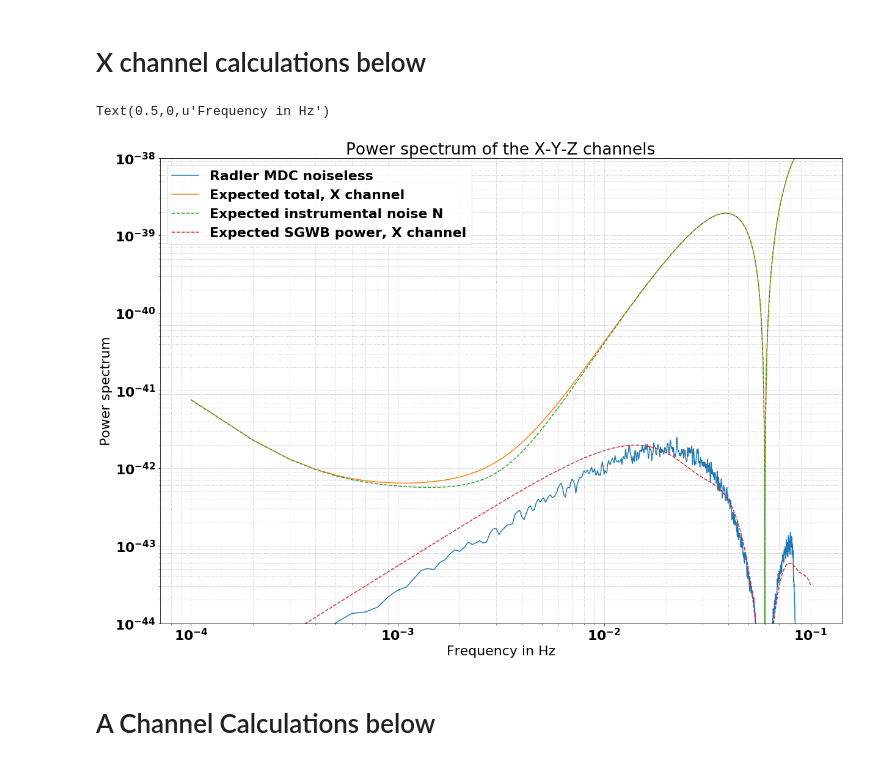
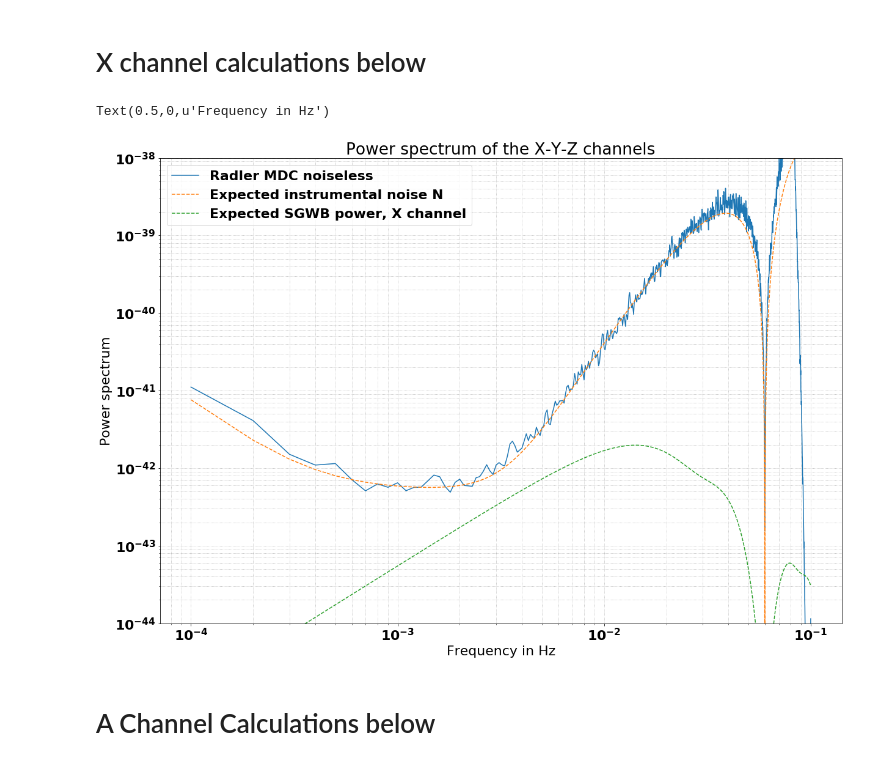
Before and after one commit to sharanbngr/blip, a Jupyter notebook: Notebooks/mldc_spectra.ipynb, the cells around one changed output. Drawn from its saved outputs; the diff is of its cells as text; code cells hidden in the pictures.

```diff
--- a/Notebooks/mldc_spectra.ipynb
+++ b/Notebooks/mldc_spectra.ipynb
@@ -20,9 +20,9 @@ sys.path.append('../')
 The autoreload extension is already loaded. To reload it, use:
   %reload_ext autoreload
 # %%
-end_idx=int(66800)
-#hoft = np.loadtxt('../SGWB_withnoise_full.txt')
-hoft = np.loadtxt('../noisless_mldc.txt')
+end_idx=int(36800)
+hoft = np.loadtxt('../SGWB_withnoise_full.txt')
+#hoft = np.loadtxt('../noisless_mldc.txt')
 times, hX, hY, hZ = hoft[0:end_idx, 0], hoft[0:end_idx, 1], hoft[0:end_idx, 2], hoft[0:end_idx, 3]
 # %% [markdown]
 # X channel calculations below
@@ -56,21 +56,21 @@ Sy_gw = omega_f * (3*H0**2)/(4 * np.pi**2 * fx**3) * Fy * (4*np.pi*fx*Larm/cspee
 Sz_gw = omega_f * (3*H0**2)/(4 * np.pi**2 * fx**3) * Fz * (4*np.pi*fx*Larm/cspeed)**2
 # %%
 plt.loglog(fx, Sx, label='Radler MDC noiseless')
-plt.loglog(fx, Sx_instr + Sx_gw, label='Expected total, X channel')
+#plt.loglog(fx, Sx_instr + Sx_gw, label='Expected total, X channel')
 plt.loglog(fx, Sx_instr,'--' ,  label='Expected instrumental noise N')
 plt.loglog(fx, Sx_gw,'--' , label='Expected SGWB power, X channel')
 #plt.loglog(fx, Sy_gw,'--' , label='isgwb power, Y channel')
 #plt.loglog(fx, Sz_gw,'--' , label='isgwb power, Z channel')
 
 plt.title('Power spectrum of the X-Y-Z channels')
 plt.ylim(1e-44, 1e-38)
 plt.legend()
 plt.ylabel('Power spectrum')
 plt.grid(which='both',  linestyle=':')
 plt.xlabel('Frequency in Hz')
 # %% [output]
 Text(0.5,0,u'Frequency in Hz')
-[figure, old version]
+[figure, new version]
 # %% [markdown]
 # A Channel Calculations below
 # %%
```
Also changed, not shown: 5 other files.
